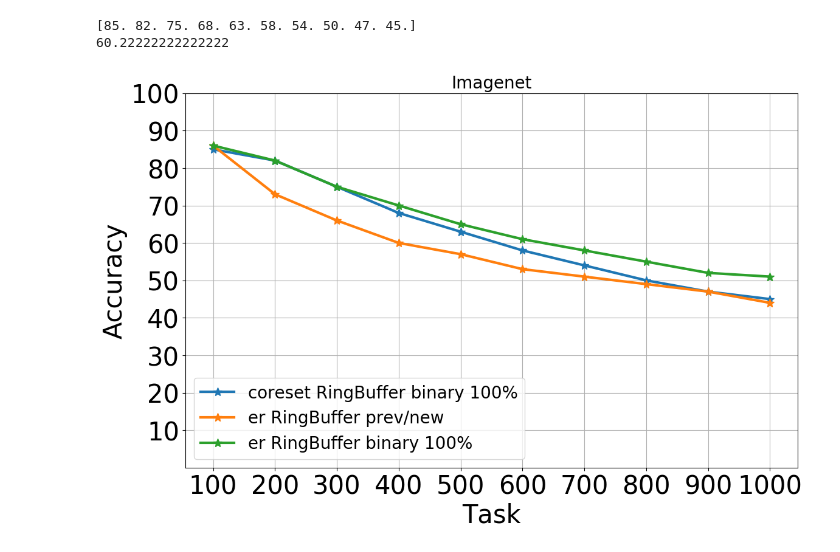
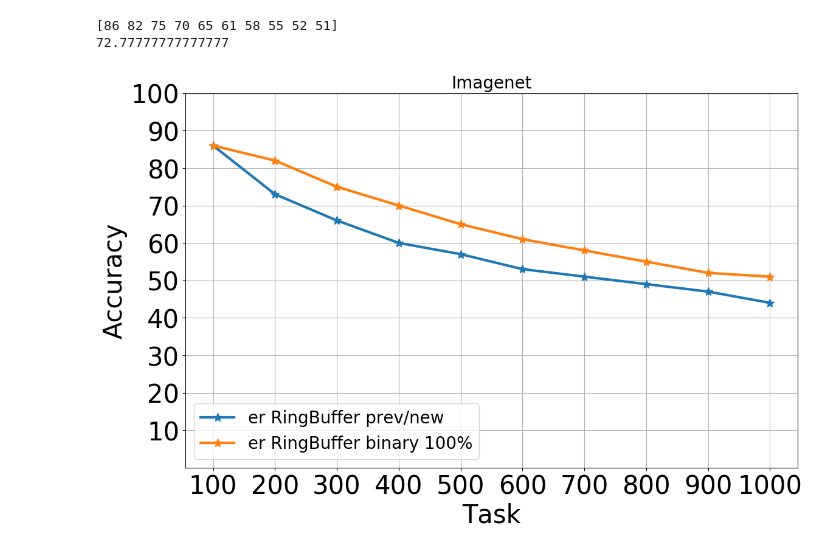
Before and after one commit to hongjoon0805/Incremental, a Jupyter notebook: result_data/Imagenet_result_plot.ipynb, the cells around one changed output. Drawn from its saved outputs; the diff is of its cells as text; code cells hidden in the pictures.

```diff
--- a/result_data/Imagenet_result_plot.ipynb
+++ b/result_data/Imagenet_result_plot.ipynb
@@ -41,29 +21,27 @@ for approach in ['coreset']:
 # %%
-er_prev_new = [86, 73, 66, 60, 57, 53, 51, 49, 47, 44]
-er_prev_new_binary_100 = [86, 82, 75, 70, 65, 61, 58, 55, 52, 51]
+er_prev_new = np.array([86, 73, 66, 60, 57, 53, 51, 49, 47, 44])
+er_prev_new_binary_100 = np.array([86, 82, 75, 70, 65, 61, 58, 55, 52, 51])
 task = (np.arange(10) + 1)*100
 
 plt.style.use('default')
 plt.figure(figsize=(13,8))
-# plt.plot(task, ft_Imagenet['coreset']['RingBuffer'].mean(axis=0)[:9], linestyle='-', label='coreset RingBuffer all',marker = line_markers[0], linewidth=3, markersize=10)
-plt.plot(task, ft_test_Imagenet['coreset']['RingBuffer'].mean(axis=0), linestyle='-', label='coreset RingBuffer binary 100%',marker = line_markers[0], linewidth=3, markersize=10)
 plt.plot(task, er_prev_new, linestyle='-', label='er RingBuffer prev/new',marker = line_markers[0], linewidth=3, markersize=10)
 plt.plot(task, er_prev_new_binary_100, linestyle='-', label='er RingBuffer binary 100%',marker = line_markers[0], linewidth=3, markersize=10)
 
 plt.grid(b=True, which='major', axis='both')
 plt.xticks([100,200,300,400,500,600,700,800,900,1000], fontsize = 30)
 
 plt.xlabel('Task', fontsize=30)
 plt.ylabel('Accuracy', fontsize=30)
 plt.ylim(0,100)
 plt.yticks([10,20,30,40,50,60,70,80,90,100], fontsize = 30)
 # plt.set_yticklabels(['10%','20%','30%','40%','50%','60%','70%','80%','90%','100%'])
 plt.title('Imagenet', fontsize = 20)
 plt.legend(loc = 'lower left', fontsize=20)
 
-print(ft_test_Imagenet['coreset']['RingBuffer'].mean(axis=0))
-print(ft_test_Imagenet['coreset']['RingBuffer'].mean(axis=0)[1:].sum()/9)
+print(er_prev_new_binary_100)
+print(er_prev_new_binary_100.sum()/9)
 # %% [output]
-[85. 82. 75. 68. 63. 58. 54. 50. 47. 45.]
-60.22222222222222
+[86 82 75 70 65 61 58 55 52 51]
+72.77777777777777
-[figure, old version]
+[figure, new version]
```
Also changed, not shown: parts of 24 cells of this notebook, 13 other files.
